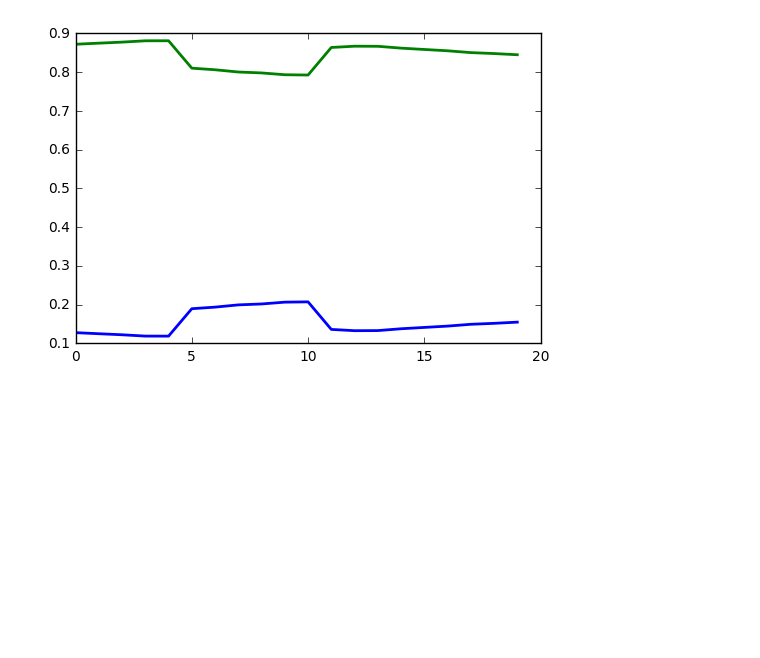
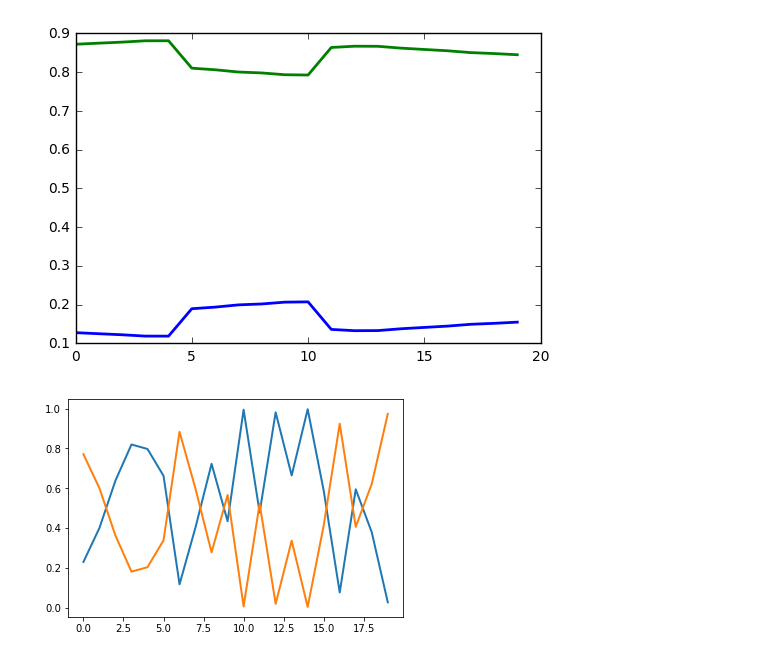
Before and after one commit to perdaug/ssmsi, a Jupyter notebook: presentations/alpha-update/alpha-comparison_draft.ipynb, the cells around one changed output. Cells and saved outputs as stored; diff of their text form; code cells hidden in the pictures; blank space fills up the shorter version.

```diff
--- a/presentations/alpha-update/alpha-comparison_draft.ipynb
+++ b/presentations/alpha-update/alpha-comparison_draft.ipynb
@@ -161,3 +164,9 @@ plt.plot(linspace_t, alphas_softmax_last_proposed, linewidth=2)
 [<matplotlib.lines.Line2D at 0x...>,
  <matplotlib.lines.Line2D at 0x...>]
 [figure]
+# %%
+thetas = pd.read_pickle('thetas.pkl')
+plt.plot(linspace_t, thetas[499], linewidth=2)
+plt.savefig('thetas.png')
+# %% [output]
+[figure, added]
```
Also changed, not shown: parts of 2 cells of this notebook, 27 other files.
